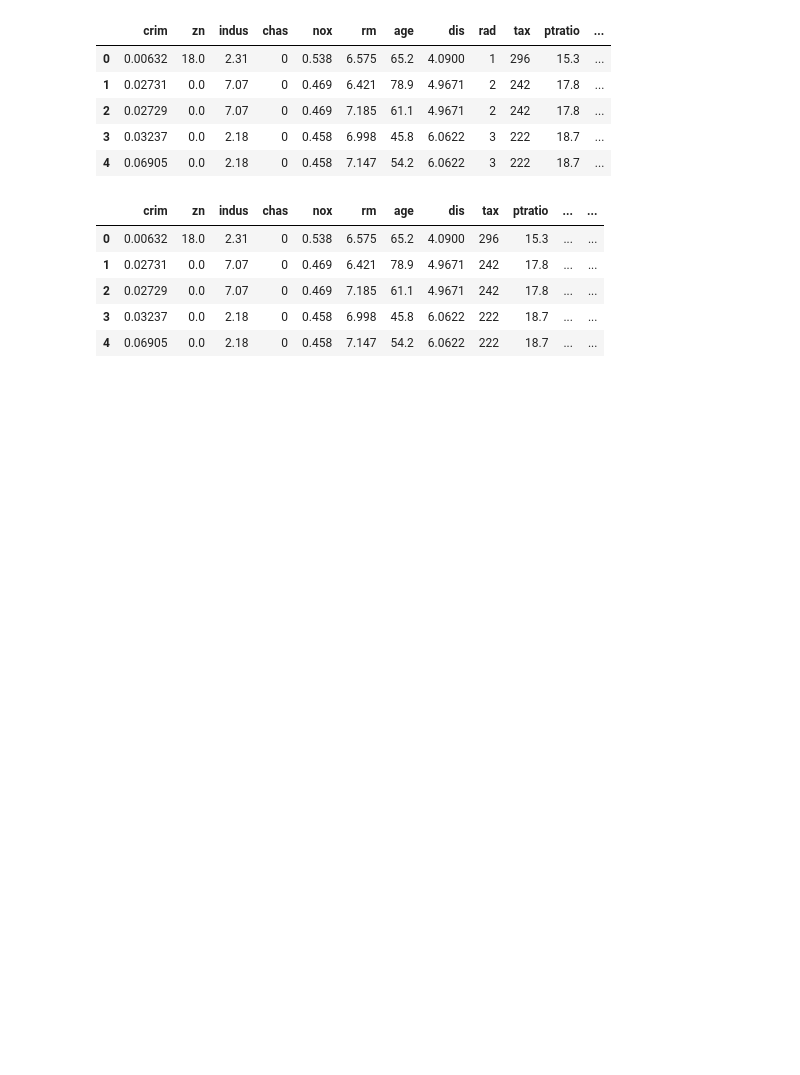
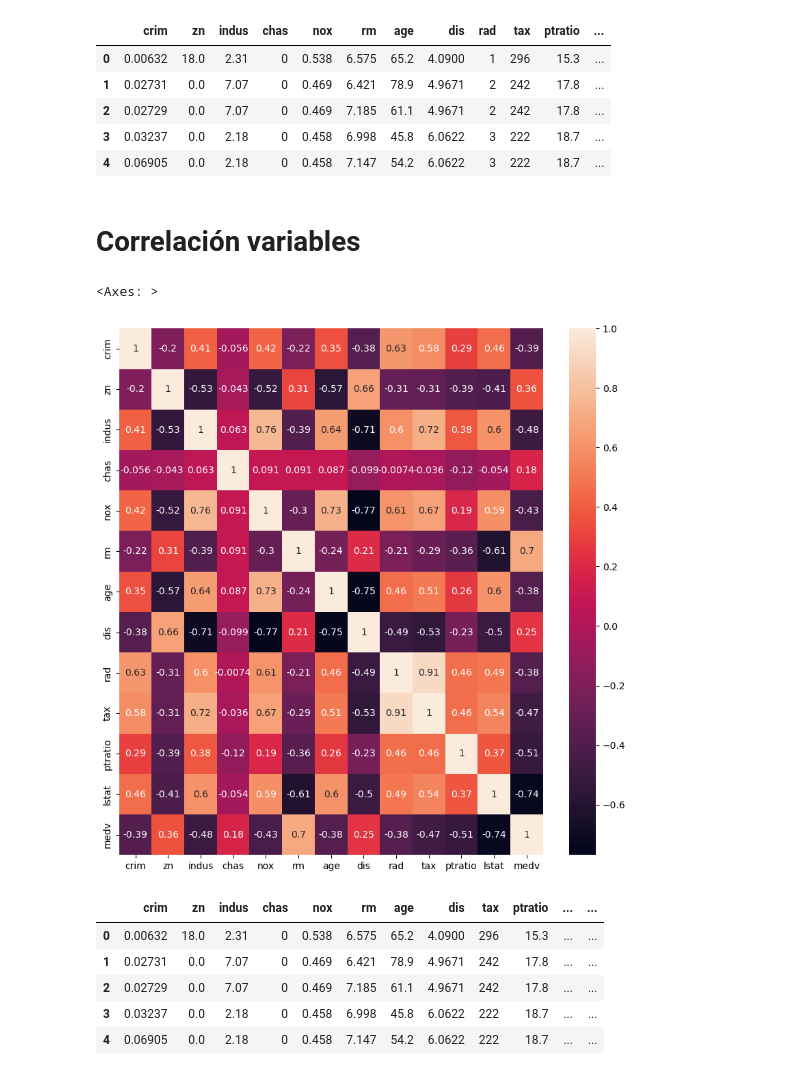
Before and after one commit to Rolando1708/Analisis_de_Aprendizaje_Estadistico, a Jupyter notebook: Parcial 1/Examen_practico_RolandoFortanell.ipynb, the cells around one changed output. Drawn from its saved outputs; the diff is of its cells as text; code cells hidden in the pictures; blank space fills up the shorter version.

```diff
--- a/Parcial 1/Examen_practico_RolandoFortanell.ipynb
+++ b/Parcial 1/Examen_practico_RolandoFortanell.ipynb
@@ -34,6 +34,14 @@ df.head()
 | 2 | 0.02729 | 0.0 | 7.07 | 0 | 0.469 | 7.185 | 61.1 | 4.9671 | 2 | 242 | 17.8 | ... |
 | 3 | 0.03237 | 0.0 | 2.18 | 0 | 0.458 | 6.998 | 45.8 | 6.0622 | 3 | 222 | 18.7 | ... |
 | 4 | 0.06905 | 0.0 | 2.18 | 0 | 0.458 | 7.147 | 54.2 | 6.0622 | 3 | 222 | 18.7 | ... |
+# %% [markdown]
+# Correlación variables
+# %%
+plt.figure(figsize=(10, 10))
+sns.heatmap(df.corr(), annot=True)
+# %% [output]
+<Axes: >
+[figure, added]
 # %%
 target = 'medv'
 y = df[target]
```
Also changed, not shown: parts of 18 cells of this notebook.
